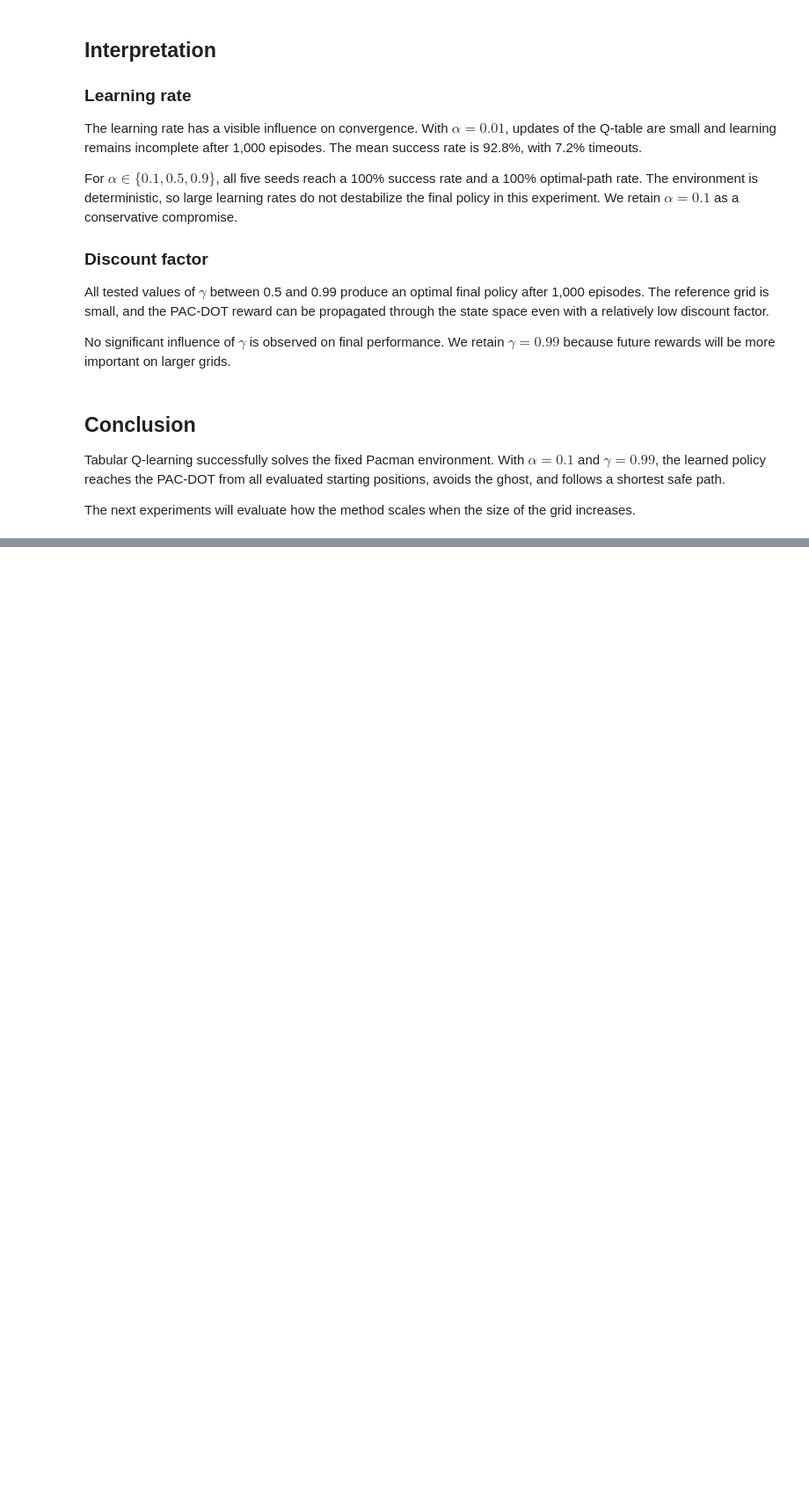
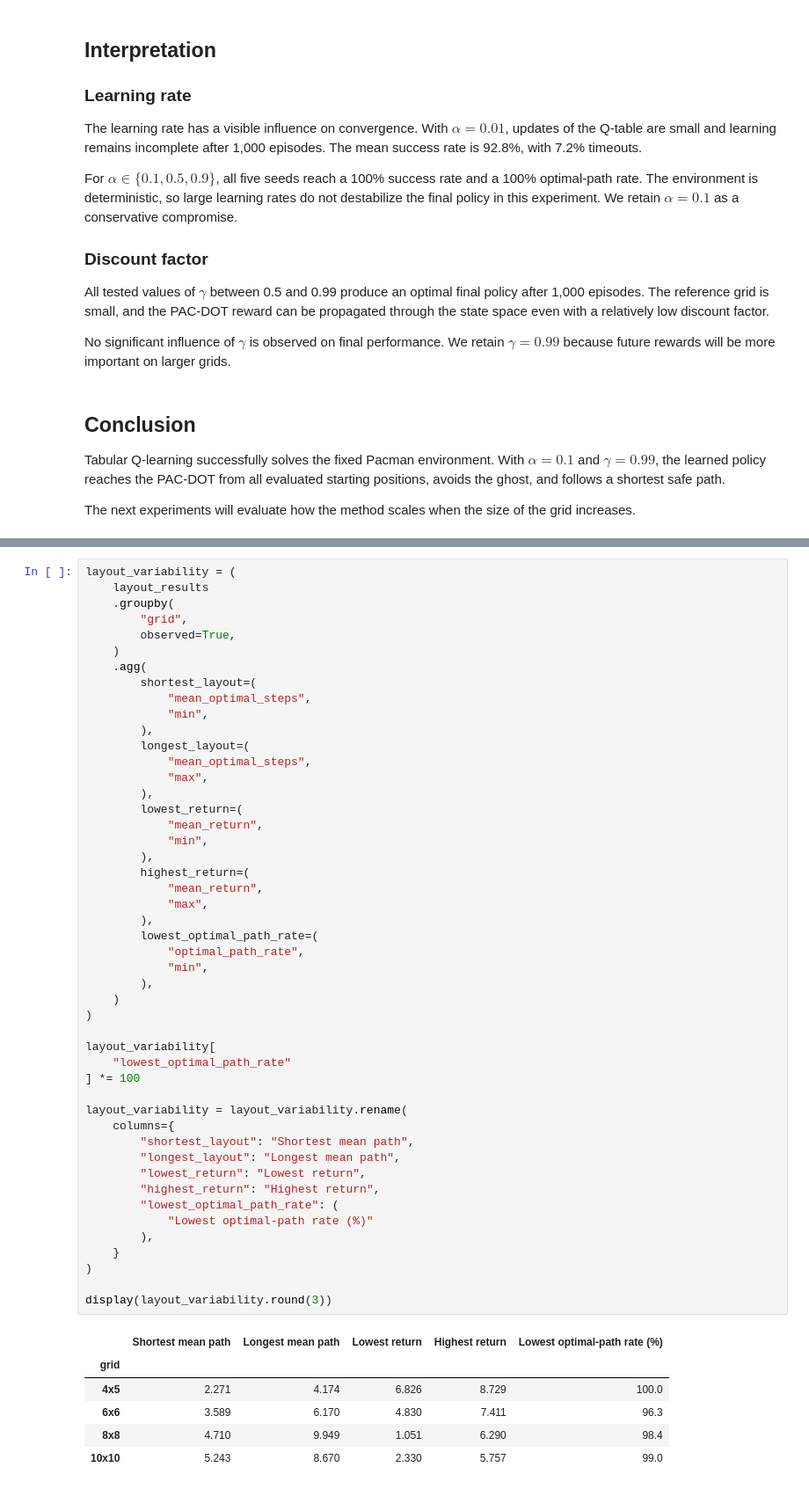
Before and after one commit to Alzaww/Pacman-RL-Agent, a Jupyter notebook: notebooks/01_q_learning_analysis.ipynb, the cells around one changed output, grey strips where cells are left out. Shown at 88% size. Drawn from its saved outputs; the diff is of its cells as text; blank space fills up the shorter version.

```diff
--- a/notebooks/01_q_learning_analysis.ipynb
+++ b/notebooks/01_q_learning_analysis.ipynb
@@ -417,0 +697,55 @@ The next experiments will evaluate how the method scales when the size of the gr
+# %%
+layout_variability = (
+    layout_results
+    .groupby(
+        "grid",
+        observed=True,
+    )
+    .agg(
+        shortest_layout=(
+            "mean_optimal_steps",
+            "min",
+        ),
+        longest_layout=(
+            "mean_optimal_steps",
+            "max",
+        ),
+        lowest_return=(
+            "mean_return",
+            "min",
+        ),
+        highest_return=(
+            "mean_return",
+            "max",
+        ),
+        lowest_optimal_path_rate=(
+            "optimal_path_rate",
+            "min",
+        ),
+    )
+)
+
+layout_variability[
+    "lowest_optimal_path_rate"
+] *= 100
+
+layout_variability = layout_variability.rename(
+    columns={
+        "shortest_layout": "Shortest mean path",
+        "longest_layout": "Longest mean path",
+        "lowest_return": "Lowest return",
+        "highest_return": "Highest return",
+        "lowest_optimal_path_rate": (
+            "Lowest optimal-path rate (%)"
+        ),
+    }
+)
+
+display(layout_variability.round(3))
+# %% [output]
+|  | Shortest mean path | Longest mean path | Lowest return | Highest return | Lowest optimal-path rate (%) |
+| grid |  |  |  |  |  |
+| 4x5 | 2.271 | 4.174 | 6.826 | 8.729 | 100.0 |
+| 6x6 | 3.589 | 6.170 | 4.830 | 7.411 | 96.3 |
+| 8x8 | 4.710 | 9.949 | 1.051 | 6.290 | 98.4 |
+| 10x10 | 5.243 | 8.670 | 2.330 | 5.757 | 99.0 |
```
Also changed, not shown: parts of 6 cells of this notebook, 1 other file.
